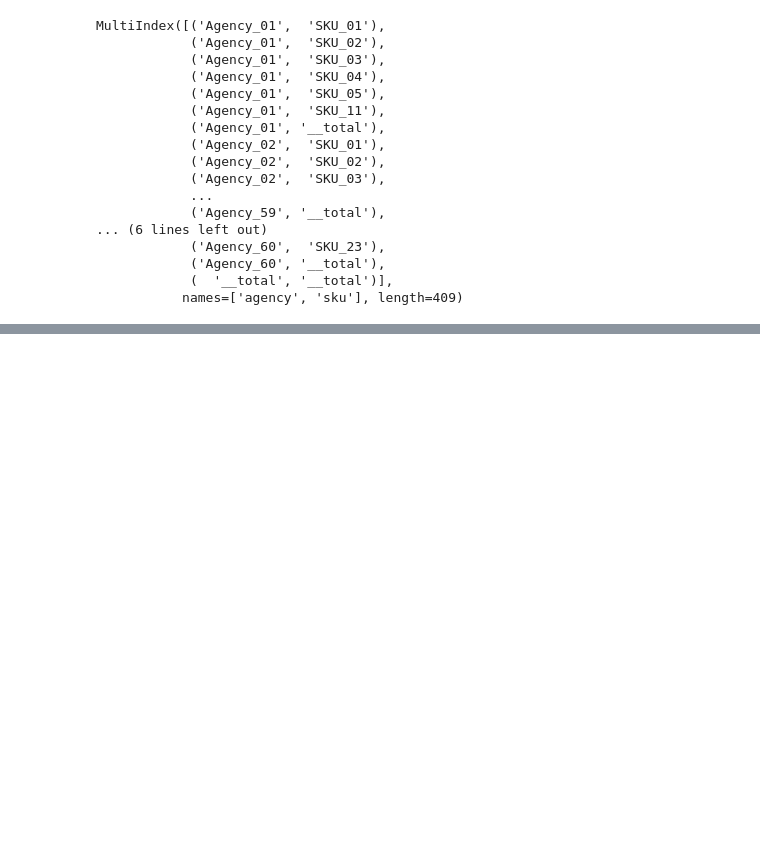
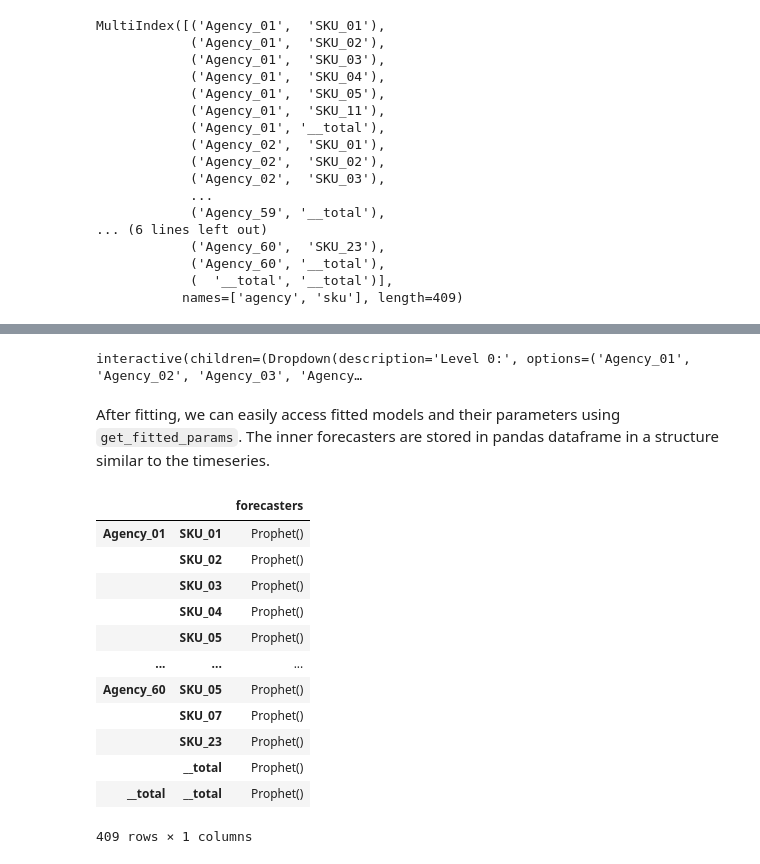
Before and after one commit to sktime/sktime-tutorial-euroscipy2024, a Jupyter notebook: notebooks/02_hierarchical_forecasting.ipynb, the cells around one changed output, grey strips where cells are left out. Saved outputs shown, nothing was run; the diff lists cells and outputs as text; code cells hidden in the pictures; blank space fills up the shorter version.

```diff
--- a/notebooks/02_hierarchical_forecasting.ipynb
+++ b/notebooks/02_hierarchical_forecasting.ipynb
@@ -628,0 +260,23 @@ metric(y_train=y_train, y_true=y_test, y_pred=test_predictions.loc[y_test.index]
+# %%
+display_hierarchical_timeseries(y_train, y_test, {"Prophet": y_pred})
+# %% [output]
+interactive(children=(Dropdown(description='Level 0:', options=('Agency_01', 'Agency_02', 'Agency_03', 'Agency…
+# %% [markdown]
+After fitting, we can easily access fitted models and their parameters using `get_fitted_params`. The inner forecasters are stored in pandas dataframe in a structure similar to the timeseries.
+# %%
+fitted_params = model.get_fitted_params()
+fitted_params["forecasters"]
+# %% [output]
+|  |  | forecasters |
+| Agency_01 | SKU_01 | Prophet() |
+|  | SKU_02 | Prophet() |
+|  | SKU_03 | Prophet() |
+|  | SKU_04 | Prophet() |
+|  | SKU_05 | Prophet() |
+| ... | ... | ... |
+| Agency_60 | SKU_05 | Prophet() |
+|  | SKU_07 | Prophet() |
+|  | SKU_23 | Prophet() |
+|  | __total | Prophet() |
+| __total | __total | Prophet() |
+409 rows × 1 columns
```
Also changed, not shown: parts of 89 cells of this notebook, 8 other files.
